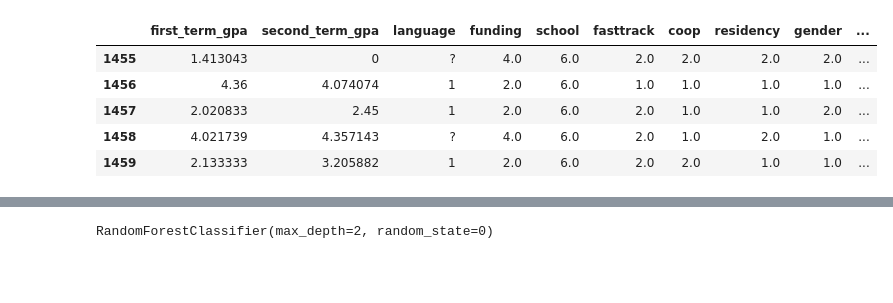
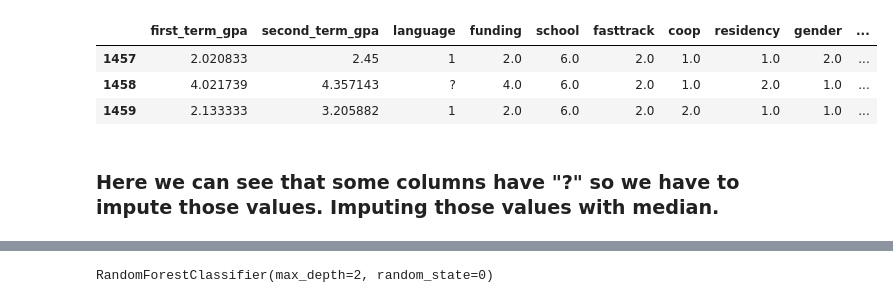
Before and after one commit to Kushal-Shres/AML_2103_Visualization, a Jupyter notebook: Assignment 2/classifier.ipynb, the cells around one changed output, grey strips where cells are left out. Drawn from its saved outputs; the diff is of its cells as text; code cells hidden in the pictures; blank space fills up the shorter version.

```diff
--- a/Assignment 2/classifier.ipynb
+++ b/Assignment 2/classifier.ipynb
@@ -25,7 +33,7 @@ data.head(3)
 # %%
+# set name of the columns of the dataset
 data = data[23:]
 columns = ["first_term_gpa","second_term_gpa","language","funding","school","fasttrack","coop","residency","gender","prev_education","age_group",
-                "high_school_average_mark","math_score","english_grade","first_year_persistence"
-]
+                "high_school_average_mark","math_score","english_grade","first_year_persistence"]
 data.columns = columns
 # %%
@@ -40,10 +68,11 @@ data.head()
 # %%
-data.tail()
+# view last 3 rows
+data.tail(3)
 # %% [output]
 |  | first_term_gpa | second_term_gpa | language | funding | school | fasttrack | coop | residency | gender | ... |
-| 1455 | 1.413043 | 0 | ? | 4.0 | 6.0 | 2.0 | 2.0 | 2.0 | 2.0 | ... |
-| 1456 | 4.36 | 4.074074 | 1 | 2.0 | 6.0 | 1.0 | 1.0 | 1.0 | 1.0 | ... |
 | 1457 | 2.020833 | 2.45 | 1 | 2.0 | 6.0 | 2.0 | 1.0 | 1.0 | 2.0 | ... |
 | 1458 | 4.021739 | 4.357143 | ? | 4.0 | 6.0 | 2.0 | 1.0 | 2.0 | 1.0 | ... |
 | 1459 | 2.133333 | 3.205882 | 1 | 2.0 | 6.0 | 2.0 | 2.0 | 1.0 | 1.0 | ... |
+# %% [markdown]
+### Here we can see that some columns have "?" so we have to impute those values. Imputing those values with median.
 # %%
```
Also changed, not shown: parts of 40 cells of this notebook, 4 other files.
